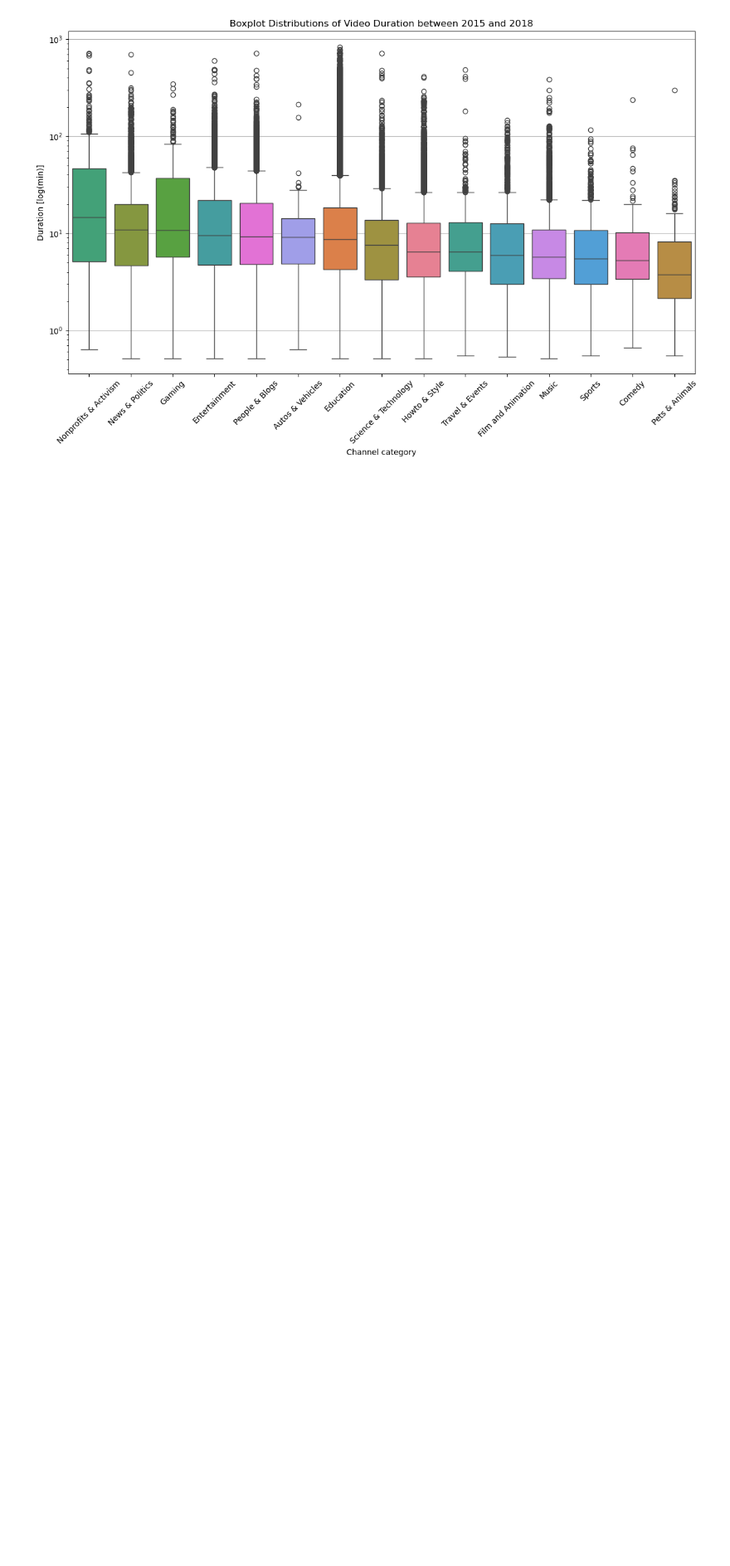
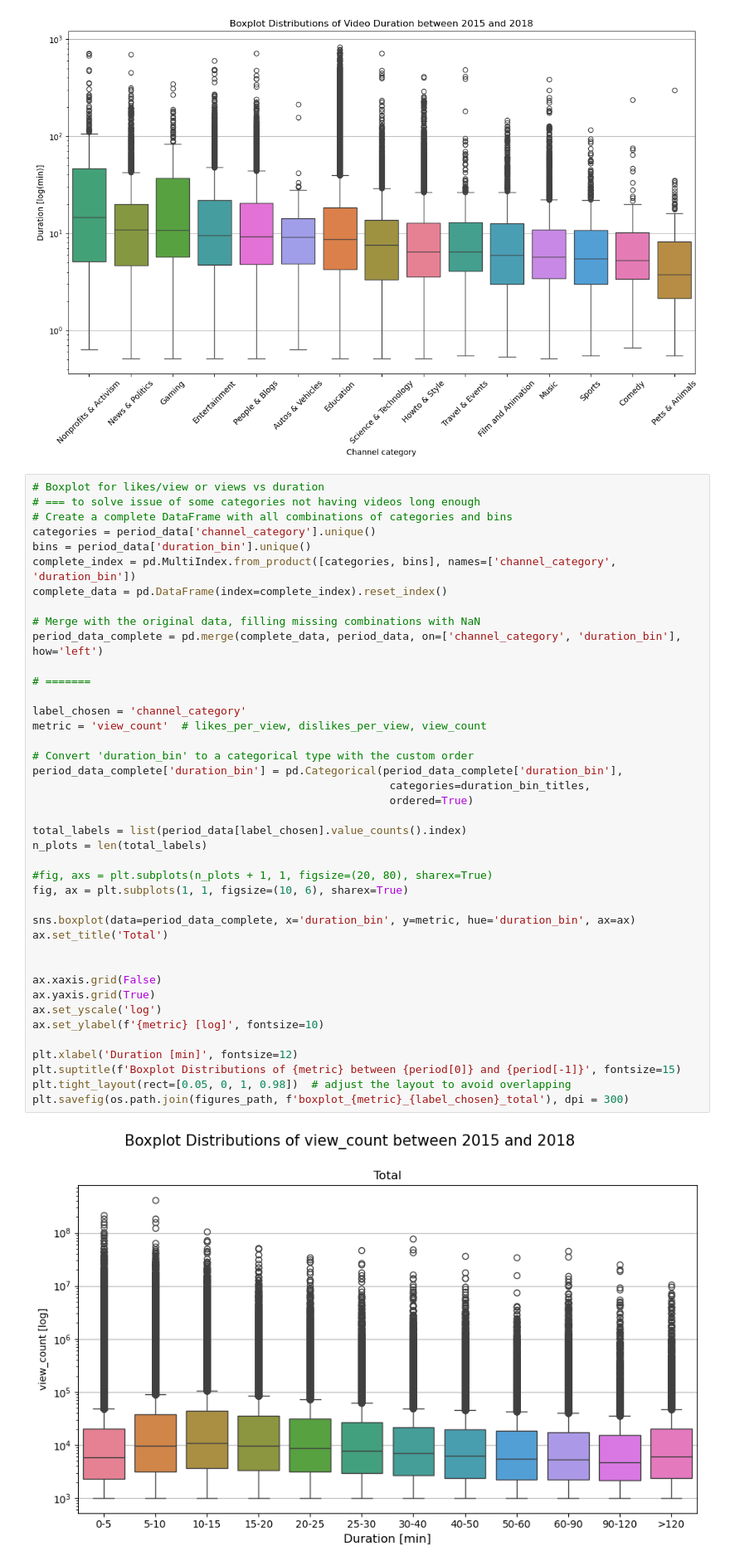
Before and after one commit to epfl-ada/ada-2024-project-sickada, a Jupyter notebook: clean_duration_analysis.ipynb, the cells around one changed output. Shown at 83% size. Saved outputs shown, nothing was run; the diff lists cells and outputs as text; blank space fills up the shorter version.

Commit message:
added plots

```diff
--- a/clean_duration_analysis.ipynb
+++ b/clean_duration_analysis.ipynb
@@ -92,6 +92,49 @@ plt.tight_layout()
 plt.savefig(os.path.join(figures_path, f'boxplot_duration_{label_chosen}'))
 # %% [output]
 [figure]
+# %%
+# Boxplot for likes/view or views vs duration
+# === to solve issue of some categories not having videos long enough
+# Create a complete DataFrame with all combinations of categories and bins
+categories = period_data['channel_category'].unique()
+bins = period_data['duration_bin'].unique()
+complete_index = pd.MultiIndex.from_product([categories, bins], names=['channel_category', 'duration_bin'])
+complete_data = pd.DataFrame(index=complete_index).reset_index()
+
+# Merge with the original data, filling missing combinations with NaN
+period_data_complete = pd.merge(complete_data, period_data, on=['channel_category', 'duration_bin'], how='left')
+
+# =======
+
+label_chosen = 'channel_category'
+metric = 'view_count'  # likes_per_view, dislikes_per_view, view_count
+
+# Convert 'duration_bin' to a categorical type with the custom order
+period_data_complete['duration_bin'] = pd.Categorical(period_data_complete['duration_bin'],
+                                                       categories=duration_bin_titles,
+                                                       ordered=True)
+
+total_labels = list(period_data[label_chosen].value_counts().index)
+n_plots = len(total_labels)
+
+#fig, axs = plt.subplots(n_plots + 1, 1, figsize=(20, 80), sharex=True)
+fig, ax = plt.subplots(1, 1, figsize=(10, 6), sharex=True)
+
+sns.boxplot(data=period_data_complete, x='duration_bin', y=metric, hue='duration_bin', ax=ax)
+ax.set_title('Total')
+
+
+ax.xaxis.grid(False)
+ax.yaxis.grid(True)
+ax.set_yscale('log')
+ax.set_ylabel(f'{metric} [log]', fontsize=10)
+
+plt.xlabel('Duration [min]', fontsize=12)
+plt.suptitle(f'Boxplot Distributions of {metric} between {period[0]} and {period[-1]}', fontsize=15)
+plt.tight_layout(rect=[0.05, 0, 1, 0.98])  # adjust the layout to avoid overlapping
+plt.savefig(os.path.join(figures_path, f'boxplot_{metric}_{label_chosen}_total'), dpi = 300)
+# %% [output]
+[figure, added]
 # %%
 # Boxplot for likes/view or views vs duration
 # === to solve issue of some categories not having videos long enough
```
Also changed, not shown: parts of 1 cell of this notebook, 3 other files.
